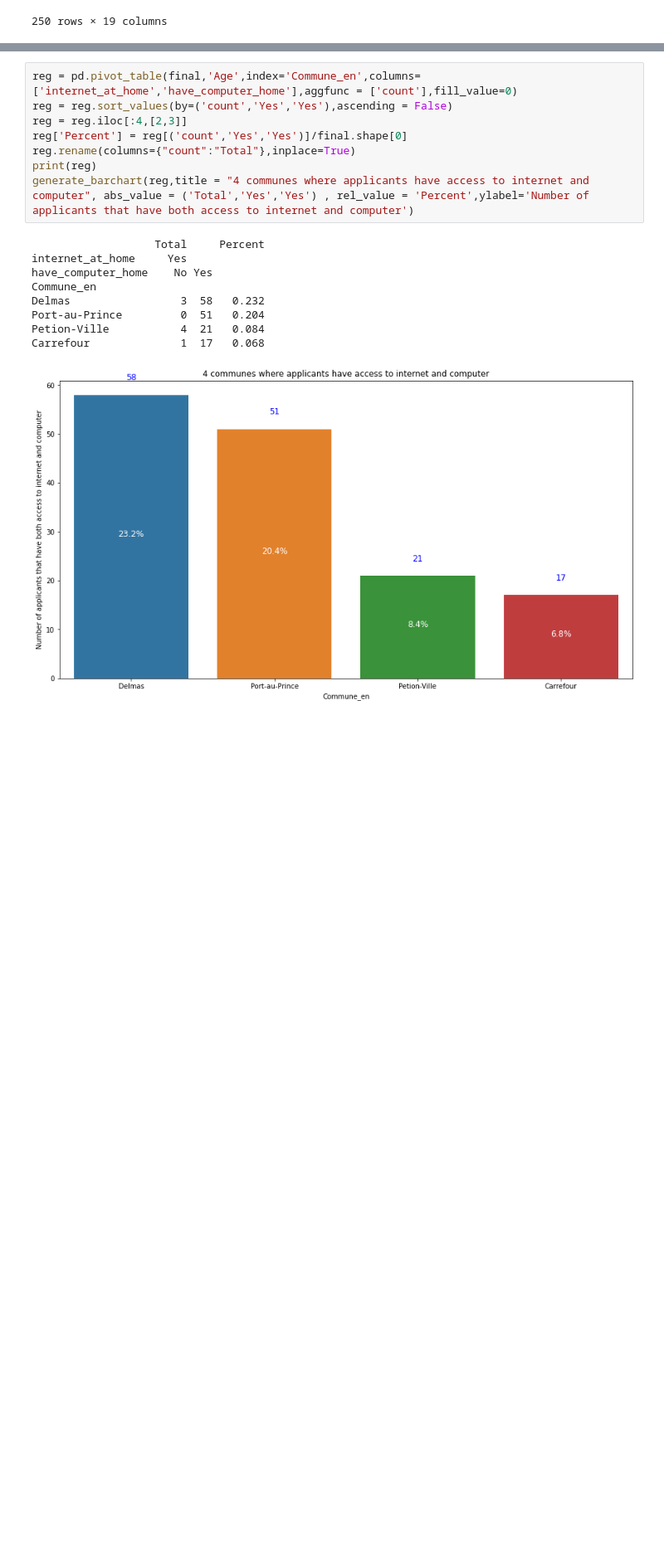
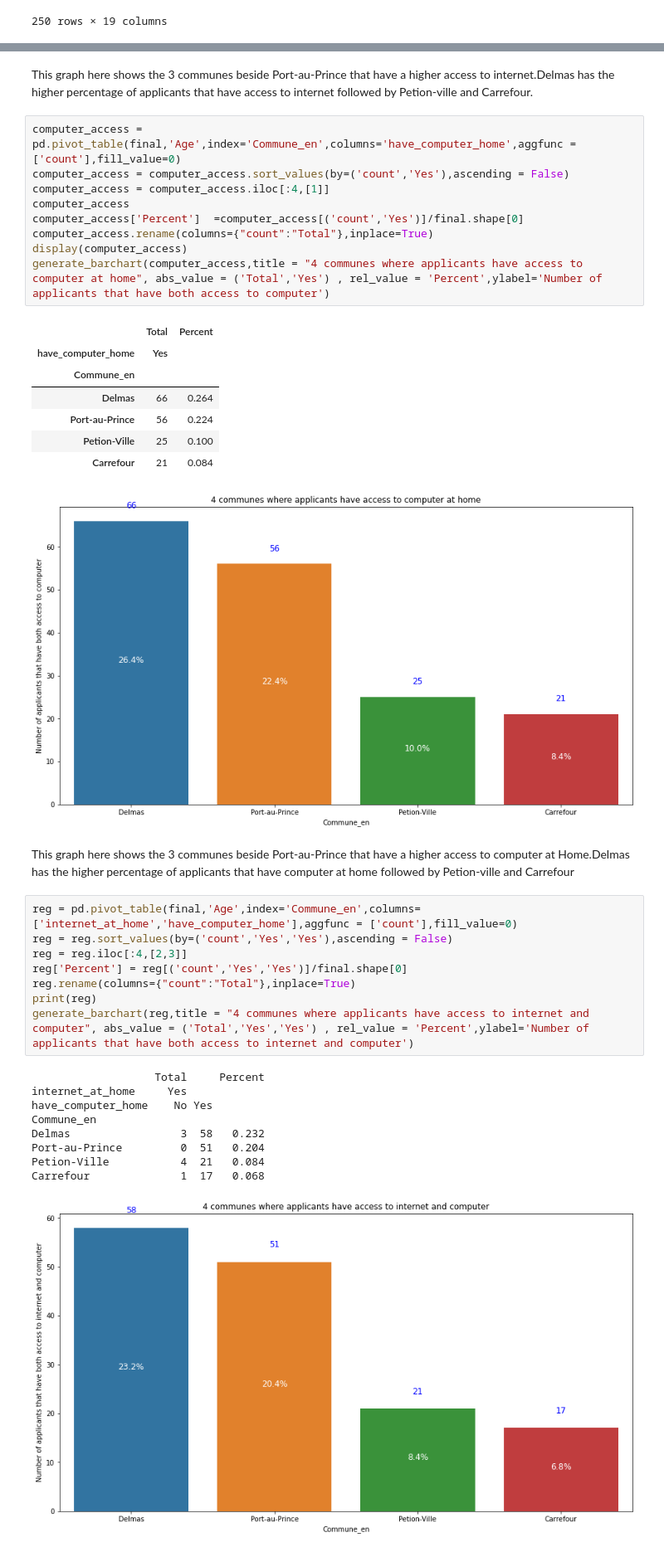
Before and after one commit to VIP509/Data-Processing-Project, a Jupyter notebook: Dataprocess1.ipynb, the cells around one changed output, grey strips where cells are left out. Shown at 83% size. Drawn from its saved outputs; the diff is of its cells as text; blank space fills up the shorter version.

```diff
--- a/Dataprocess1.ipynb
+++ b/Dataprocess1.ipynb
@@ -342,3 +379,25 @@ final
+# %% [markdown]
+This graph here shows the 3 communes beside Port-au-Prince that have a higher access to internet.Delmas has the higher percentage of applicants that have access to internet followed by Petion-ville and Carrefour.
+# %%
+computer_access = pd.pivot_table(final,'Age',index='Commune_en',columns='have_computer_home',aggfunc = ['count'],fill_value=0)
+computer_access = computer_access.sort_values(by=('count','Yes'),ascending = False)
+computer_access = computer_access.iloc[:4,[1]]
+computer_access
+computer_access['Percent']  =computer_access[('count','Yes')]/final.shape[0]
+computer_access.rename(columns={"count":"Total"},inplace=True)
+display(computer_access)
+generate_barchart(computer_access,title = "4 communes where applicants have access to computer at home", abs_value = ('Total','Yes') , rel_value = 'Percent',ylabel='Number of applicants that have both access to computer')
+# %% [output]
+|  | Total | Percent |
+| have_computer_home | Yes |  |
+| Commune_en |  |  |
+| Delmas | 66 | 0.264 |
+| Port-au-Prince | 56 | 0.224 |
+| Petion-Ville | 25 | 0.100 |
+| Carrefour | 21 | 0.084 |
+[figure, added]
+# %% [markdown]
+This graph here shows the 3 communes beside Port-au-Prince that have a higher access to computer at Home.Delmas has the higher percentage of applicants that have computer at home followed by Petion-ville and Carrefour
 # %%
 reg = pd.pivot_table(final,'Age',index='Commune_en',columns=['internet_at_home','have_computer_home'],aggfunc = ['count'],fill_value=0)
 reg = reg.sort_values(by=('count','Yes','Yes'),ascending = False)
```
Also changed, not shown: parts of 11 cells of this notebook.
